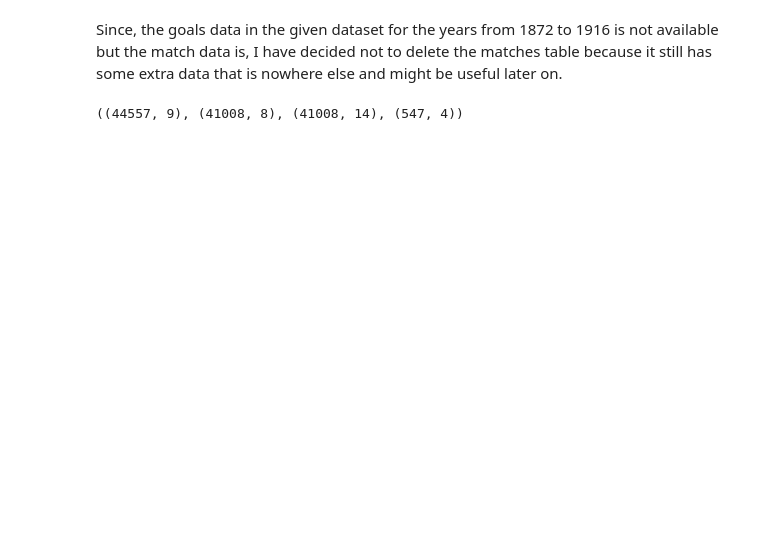
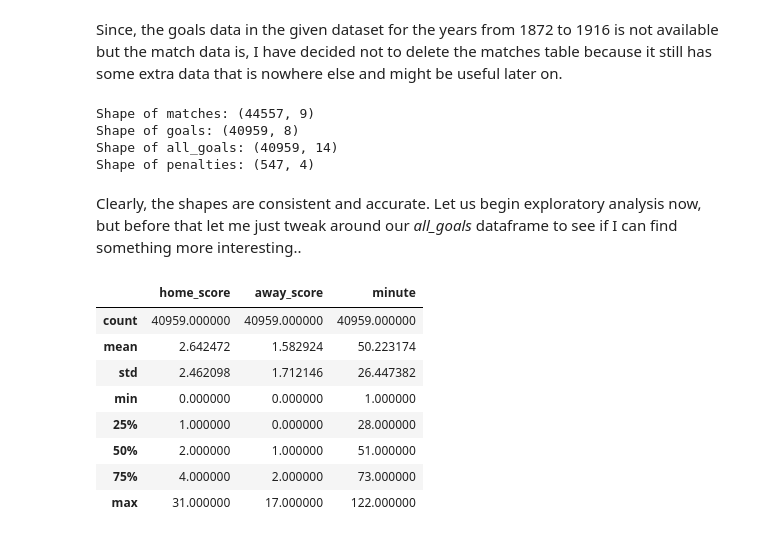
Before and after one commit to ryuukkk/football-data-analysis, a Jupyter notebook: DE_PROJECT.ipynb, the cells around one changed output. Cells and saved outputs as stored; diff of their text form; code cells hidden in the pictures; blank space fills up the shorter version.

```diff
--- a/DE_PROJECT.ipynb
+++ b/DE_PROJECT.ipynb
@@ -149,6 +171,23 @@ all_goals
 # %% [markdown]
 Since, the goals data in the given dataset for the years from 1872 to 1916 is not available but the match data is, I have decided not to delete the matches table because it still has some extra data that is nowhere else and might be useful later on.
-# %%
-matches.shape, goals.shape, all_goals.shape, penalties.shape
-# %% [output]
-((44557, 9), (41008, 8), (41008, 14), (547, 4))
+# %%
+print('Shape of matches: {0}\nShape of goals: {1}\nShape of all_goals: {2}\nShape of penalties: {3}'.format(matches.shape, goals.shape, all_goals.shape, penalties.shape))
+# %% [output]
+Shape of matches: (44557, 9)
+Shape of goals: (40959, 8)
+Shape of all_goals: (40959, 14)
+Shape of penalties: (547, 4)
+# %% [markdown]
+Clearly, the shapes are consistent and accurate. Let us begin exploratory analysis now, but before that let me just tweak around our <i>all_goals</i> dataframe to see if I can find something more interesting..
+# %%
+all_goals.describe()
+# %% [output]
+|  | home_score | away_score | minute |
+| count | 40959.000000 | 40959.000000 | 40959.000000 |
+| mean | 2.642472 | 1.582924 | 50.223174 |
+| std | 2.462098 | 1.712146 | 26.447382 |
+| min | 0.000000 | 0.000000 | 1.000000 |
+| 25% | 1.000000 | 0.000000 | 28.000000 |
+| 50% | 2.000000 | 1.000000 | 51.000000 |
+| 75% | 4.000000 | 2.000000 | 73.000000 |
+| max | 31.000000 | 17.000000 | 122.000000 |
```
Also changed, not shown: parts of 6 cells of this notebook.
